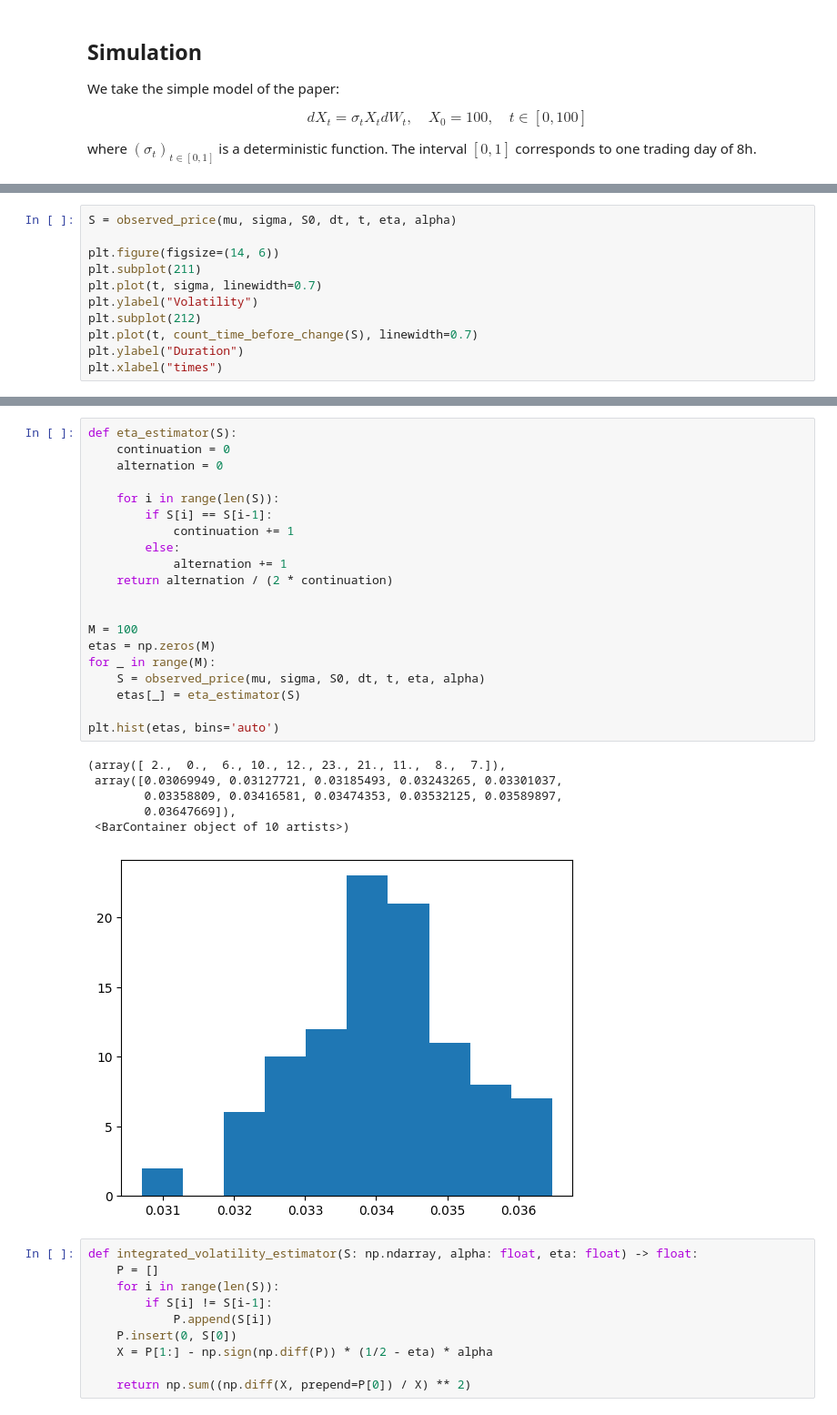
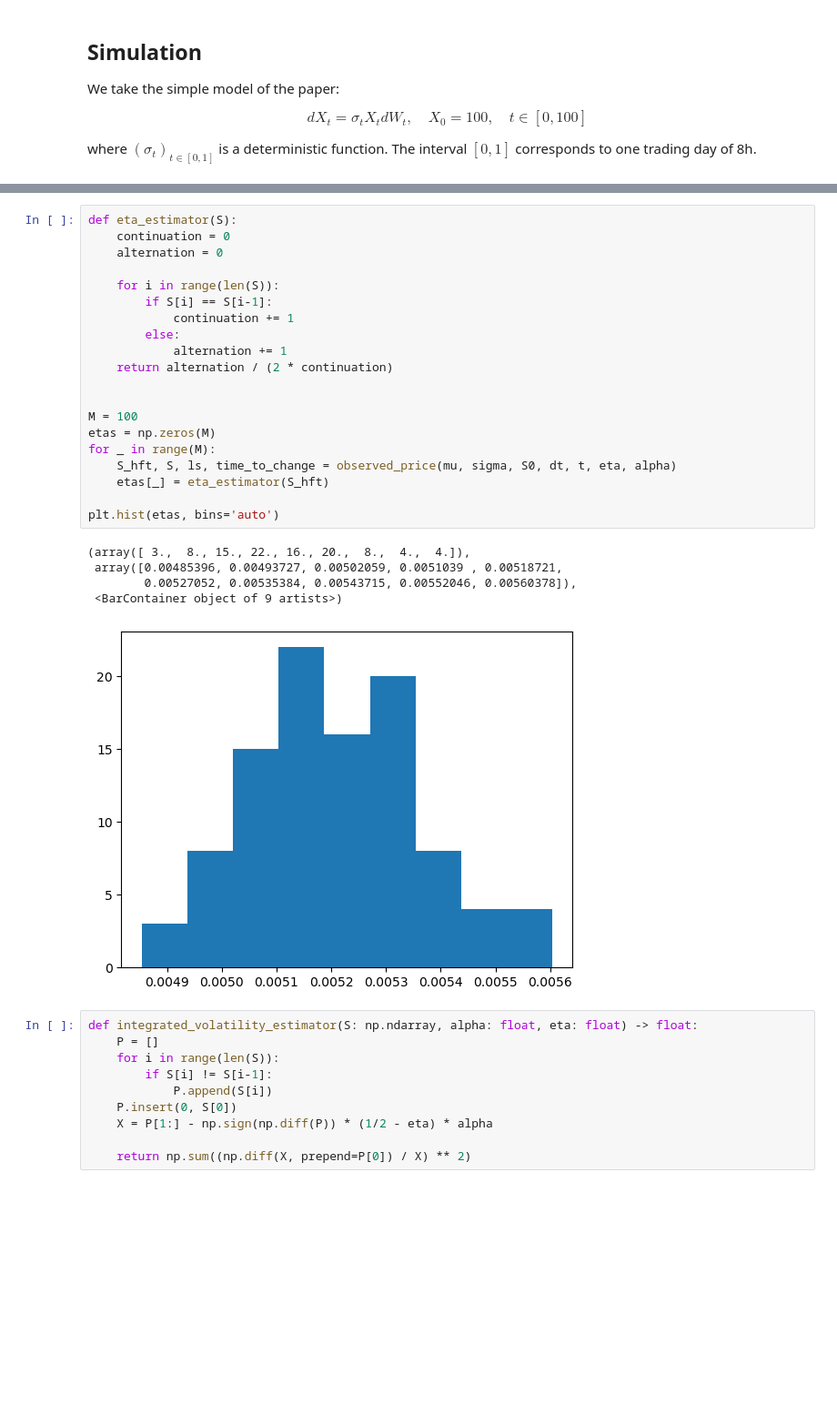
Before and after one commit to nicolassinott/HFT, a Jupyter notebook: notebooks/Uncertainty_zones/model.ipynb, the cells around one changed output, grey strips where cells are left out. Shown at 91% size. Cells and saved outputs as stored; diff of their text form; blank space fills up the shorter version.

```diff
--- a/notebooks/Uncertainty_zones/model.ipynb
+++ b/notebooks/Uncertainty_zones/model.ipynb
@@ -136,11 +95,0 @@ def count_time_before_change(S):
-# %%
-S = observed_price(mu, sigma, S0, dt, t, eta, alpha)
-
-plt.figure(figsize=(14, 6))
-plt.subplot(211)
-plt.plot(t, sigma, linewidth=0.7)
-plt.ylabel("Volatility")
-plt.subplot(212)
-plt.plot(t, count_time_before_change(S), linewidth=0.7)
-plt.ylabel("Duration")
-plt.xlabel("times")
@@ -150,30 +203,29 @@ Text(0.5, 0, 'times')
 # %%
 def eta_estimator(S):
     continuation = 0
     alternation = 0
 
     for i in range(len(S)):
         if S[i] == S[i-1]:
             continuation += 1
         else:
             alternation += 1
     return alternation / (2 * continuation)
 
 
 M = 100
 etas = np.zeros(M)
 for _ in range(M):
-    S = observed_price(mu, sigma, S0, dt, t, eta, alpha)
-    etas[_] = eta_estimator(S)
+    S_hft, S, ls, time_to_change = observed_price(mu, sigma, S0, dt, t, eta, alpha)
+    etas[_] = eta_estimator(S_hft)
 
 plt.hist(etas, bins='auto')
 # %% [output]
-(array([ 2.,  0.,  6., 10., 12., 23., 21., 11.,  8.,  7.]),
- array([0.03069949, 0.03127721, 0.03185493, 0.03243265, 0.03301037,
-        0.03358809, 0.03416581, 0.03474353, 0.03532125, 0.03589897,
-        0.03647669]),
- <BarContainer object of 10 artists>)
+(array([ 3.,  8., 15., 22., 16., 20.,  8.,  4.,  4.]),
+ array([0.00485396, 0.00493727, 0.00502059, 0.0051039 , 0.00518721,
+        0.00527052, 0.00535384, 0.00543715, 0.00552046, 0.00560378]),
+ <BarContainer object of 9 artists>)
-[figure, old version]
+[figure, new version]
 # %%
 def integrated_volatility_estimator(S: np.ndarray, alpha: float, eta: float) -> float:
     P = []
```
Also changed, not shown: parts of 14 cells of this notebook.
